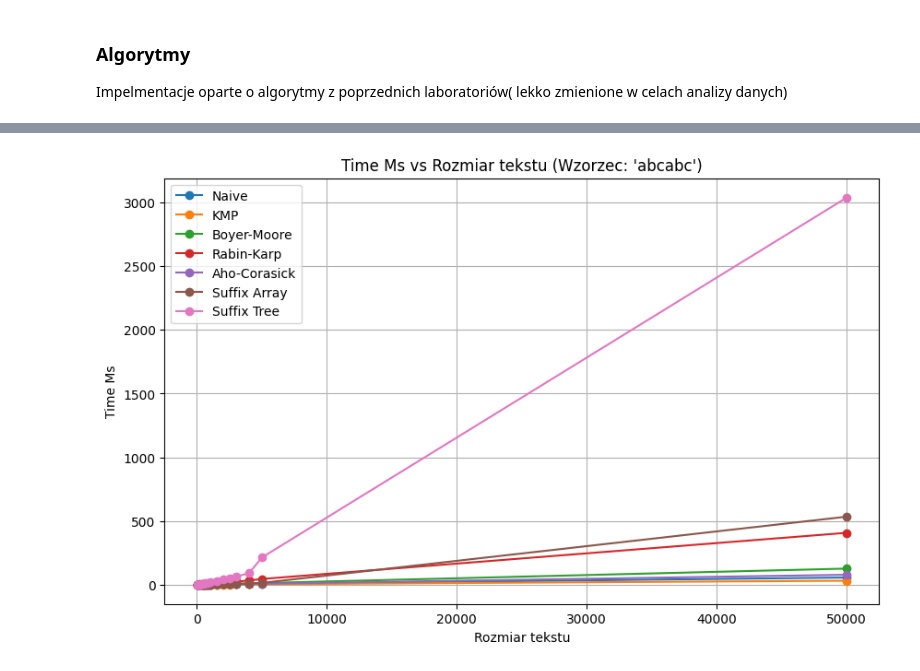
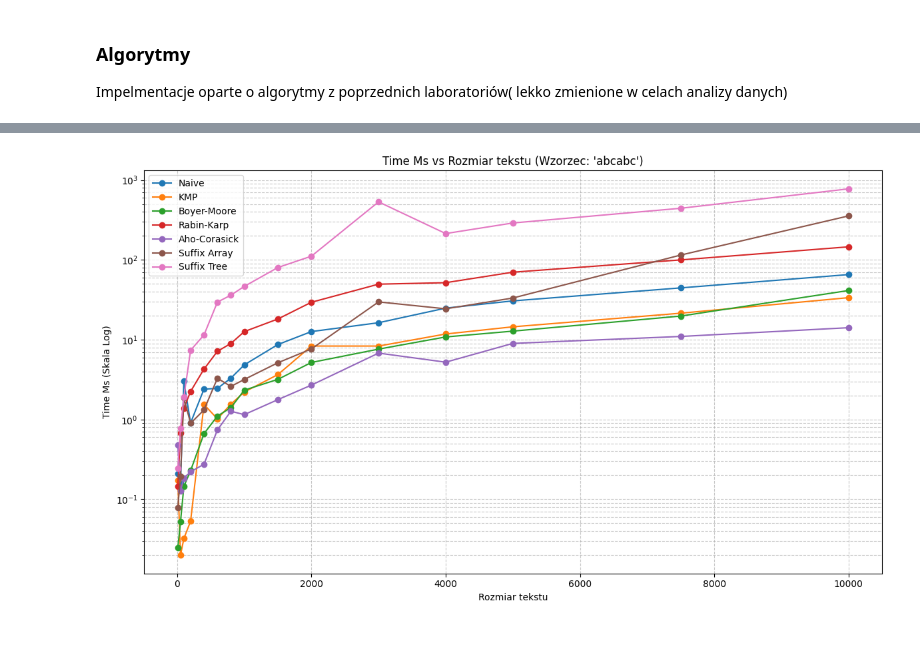
Before and after one commit to mcjwsn/Algorytmy_Tekstowe, a Jupyter notebook: lab05/task4.ipynb, the cells around one changed output, grey strips where cells are left out. Saved outputs shown, nothing was run; the diff lists cells and outputs as text; code cells hidden in the pictures; blank space fills up the shorter version.

```diff
--- a/lab05/task4.ipynb
+++ b/lab05/task4.ipynb
@@ -271,17 +501,17 @@ class AhoCorasick:
 # %%
-def benchmark_algorithm(algorithm_fn, text, pattern, is_multiple=False) -> Dict[str, float]:
+def benchmark_algorithm_modified(algorithm_fn, text: str, pattern: str) -> Dict[str, Any]:
     tracemalloc.start()
-    start_time = time.time()
+    start_time = time.perf_counter()
 
-    # Wykonaj dopasowanie
-    matches = algorithm_fn(text, pattern) if not is_multiple else algorithm_fn(text, pattern, is_multiple)
+    matches_list, comparisons_count = algorithm_fn(text, pattern)
 
-    end_time = time.time()
-    current, peak = tracemalloc.get_traced_memory()
+    end_time = time.perf_counter()
+    current_mem, peak_mem = tracemalloc.get_traced_memory()
     tracemalloc.stop()
 
     return {
-        "matches": matches,
+        "matches_list": matches_list,
         "time_ms": (end_time - start_time) * 1000,
-        "memory_kb": peak / 1024
+        "memory_kb": peak_mem / 1024,
+        "comparisons": comparisons_count
     }
@@ -538,18 +579,73 @@ def plot_results_vs_text_size(text_sizes, pattern, algorithm_names, metric_key,
     plt.show()
 # %%
-import sys
-sys.setrecursionlimit(1000000)
+print("\n--- ANALIZA 1: Wpływ rozmiaru tekstu (wzorzec stały) ---")
+text_sizes_analysis1 = [10, 50, 100, 200, 400, 600, 800, 1000, 1500, 2000, 3000, 4000, 5000, 7500, 10000]
+# text_sizes_analysis1 = [100, 500, 1000, 2000, 4000, 8000, 12000]
+#text_sizes_analysis1 = [100, 250, 500, 750, 1000, 1500, 2000]
+pattern_analysis1 = "abcabc"
+# pattern_analysis1 = "ababaca"
+results_all_analysis1 = {}
 
-text_sizes = [10,50, 100,200,400, 500,600,800, 1000,1500,2000,2500,3000,4000,5000,50000]
-pattern = "abcabc"
-results_all = {}
+for size in text_sizes_analysis1:
+    repeating_unit = "abcdefgh"
+    text = (repeating_unit * (size // len(repeating_unit) + 1))[:size]
+    if len(text) == 0 and size > 0: text = "a"*size
+    if len(text) < len(pattern_analysis1) and size >= len(pattern_analysis1):
+        text = (pattern_analysis1 * (size // len(pattern_analysis1) +1))[:size]
 
-for size in text_sizes:
-    text = "abc" * (size // 3)  # generuj powtarzalny tekst
-    results = compare_pattern_matching_algorithms(text, pattern)
-    results_all[size] = results
+    if not text and size > 0 : #
+        print(f"Ostrzeżenie: Tekst dla rozmiaru {size} jest pusty. Używam 'a'*{size}.")
+        text = 'a' * size
 
-# Wykresy
-plot_results_vs_text_size(text_sizes, pattern, list(results_all[text_sizes[0]].keys()), "time_ms", results_all)
-plot_results_vs_text_size(text_sizes, pattern, list(results_all[text_sizes[0]].keys()), "memory_kb", results_all)
+    if len(text) < len(pattern_analysis1):
+        print(f"Ostrzeżenie: Tekst (dł: {len(text)}) jest krótszy niż wzorzec (dł: {len(pattern_analysis1)}) dla rozmiaru tekstu {size}. Pomijam.")
+        continue
+
+
+    current_results = compare_pattern_matching_algorithms_modified(text, pattern_analysis1)
+    results_all_analysis1[size] = current_results
+
+valid_text_sizes_for_plot = [s for s in text_sizes_analysis1 if s in results_all_analysis1 and results_all_analysis1[s]]
+if valid_text_sizes_for_plot:
+    first_valid_size = valid_text_sizes_for_plot[0]
+    algorithm_names_analysis1 = list(results_all_analysis1[first_valid_size].keys())
+
+    metrics_to_plot = ["time_ms", "memory_kb", "comparisons"]
+    for metric in metrics_to_plot:
+        plot_results_vs_size(valid_text_sizes_for_plot, pattern_analysis1, algorithm_names_analysis1,
+                             metric, results_all_analysis1, "Rozmiar tekstu", log_scale_y=(metric != "memory_kb"))
+else:
+    print("Brak wyników dla analizy rozmiaru tekstu do narysowania.")
+
+print("\n--- ANALIZA 2: Wpływ długości wzorca (tekst stały) ---")
+fixed_text_size_analysis2 = 2000
+# pattern_lengths_analysis2 = [2, 5, 10, 20, 50, 100, 200, 400, 500]
+pattern_lengths_analysis2 = [2, 4, 8, 16, 32, 64, 128, 256]
+
+base_seq = "abracadabra"
+text_for_analysis2 = (base_seq * (fixed_text_size_analysis2 // len(base_seq) + 1))[:fixed_text_size_analysis2]
+
+results_all_analysis2 = {}
+
+for p_length in pattern_lengths_analysis2:
+    if p_length == 0 : continue
+    if p_length > fixed_text_size_analysis2:
+        print(f"Długość wzorca {p_length} jest większa niż tekst ({fixed_text_size_analysis2}). Pomijam.")
+        continue
+
+    pattern_for_current_length = text_for_analysis2[:p_length]
+    if not pattern_for_current_length :
+         print(f"Ostrzeżenie: Wzorzec dla długości {p_length} jest pusty. Używam 'a'*{p_length}.")
+         pattern_for_current_length = 'a' * p_length
+
+    current_results = compare_pattern_matching_algorithms_modified(text_for_analysis2, pattern_for_current_length)
+    results_all_analysis2[p_length] = current_results
+
+valid_pattern_lengths_for_plot = [pl for pl in pattern_lengths_analysis2 if pl in results_all_analysis2 and results_all_analysis2[pl]]
+if valid_pattern_lengths_for_plot:
+    first_valid_pl = valid_pattern_lengths_for_plot[0]
+    algorithm_names_analysis2 = list(results_all_analysis2[first_valid_pl].keys())
+    for metric in metrics_to_plot:
+        plot_results_vs_size(valid_pattern_lengths_for_plot, str(fixed_text_size_analysis2), algorithm_names_analysis2,
+                             metric, results_all_analysis2, "Długość wzorca", log_scale_y=(metric != "memory_kb"))
 # %% [output]
@@ -556 +669 @@ plot_results_vs_text_size(text_sizes, pattern, list(results_all[text_sizes[0]].k
-[figure, old version]
+[figure, new version]
```
Also changed, not shown: parts of 20 cells of this notebook.
